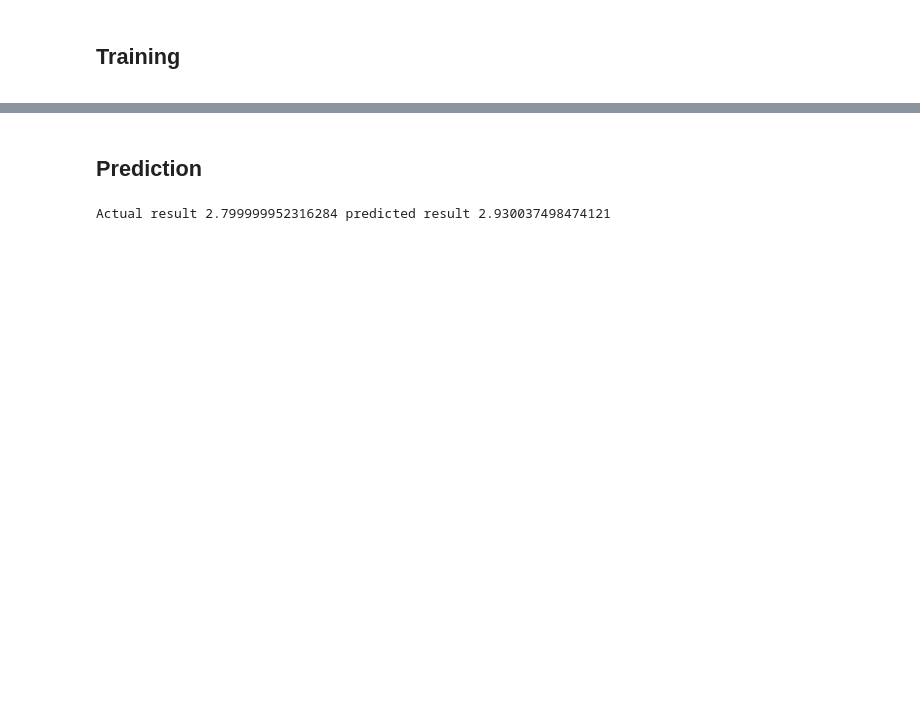
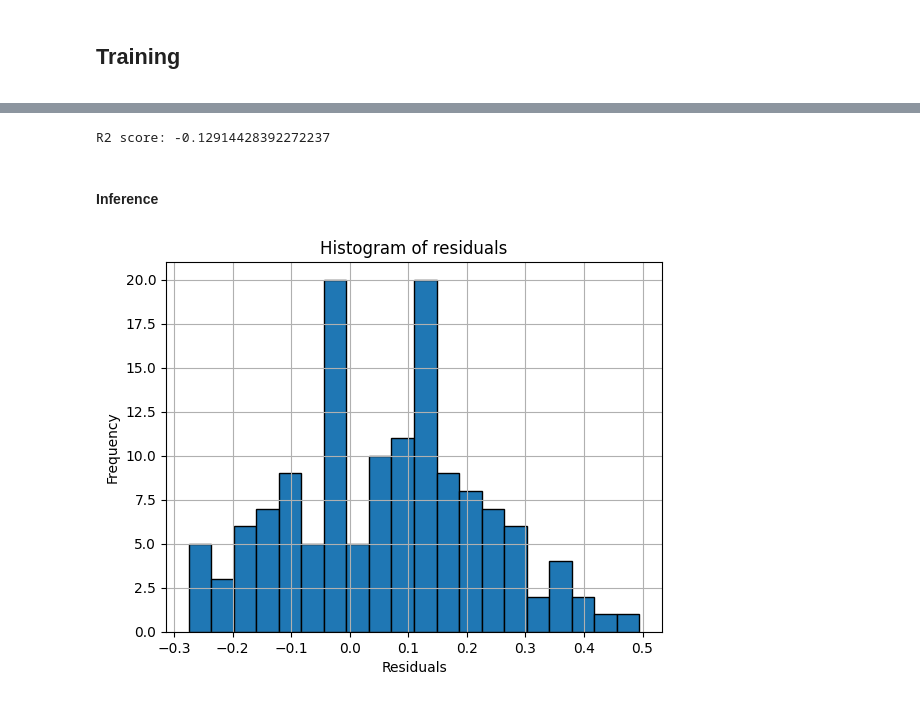
Before and after one commit to francescoperagine/UAV_ViT, a Jupyter notebook: main.ipynb, the cells around one changed output, grey strips where cells are left out. Saved outputs shown, nothing was run; the diff lists cells and outputs as text; code cells hidden in the pictures; blank space fills up the shorter version.

```diff
--- a/main.ipynb
+++ b/main.ipynb
@@ -280,0 +314,6 @@ mlflow.log_params({"model": modelName, "weights": weights})
+# %%
+# Criterion, preliminary optimizer, vargs
+
+criterion = LogCoshError()
+optimizer = AdamW(backbone.parameters(), lr=learning_rate, weight_decay=WEIGHT_DECAY)
+vargs = setup_vargs()
@@ -309,0 +442,5 @@ INFO:lightning.pytorch.utilities.rank_zero:HPU available: False, using: 0 HPUs
+# %%
+# Callbacks
+
+checkpoint_cb = ModelCheckpoint(dirpath=CHECKPOINT_PATH, save_top_k=1, monitor="val_loss", mode="min", filename="uav_vit-{epoch:02d}-{val_loss:.3f}")
+earlyStopping_cb = EarlyStopping(monitor="val_loss", patience=ES_PATIENCE, stopping_threshold=ES_STOPPING_THRESHOLD, divergence_threshold=ES_DIVERGENCE_THRESHOLD, mode="min")
@@ -337 +681,5 @@ INFO:lightning.pytorch.utilities.rank_zero:`Trainer.fit` stopped: `max_epochs=10
+# %%
+# Load best model
+
+model = UAV_vit.load_from_checkpoint(checkpoint_cb.best_model_path, backbone=backbone, criterion=criterion, optimizer=optimizer, labels=labels_norm, **vargs)
 # %%
@@ -363,2 +712,20 @@ logging.getLogger("mlflow").setLevel(logging.DEBUG)
+# %%
+# Extract test results
+
+outputs = model.test_output
+test_loss = model.test_loss
+test_label_mean = model.test_label_mean
+labels_test_norm = [x[1] for x in test_set]
+# residuals = labels_test_norm - outputs
+residuals = []
+for lab, out in zip(labels_test_norm, outputs):
+    residuals.append(lab - out)
+# %%
+# R2 score
+
+r2 = r2_score(labels_test_norm, outputs)
+print(f"R2 score: {r2}")
+# %% [output]
+R2 score: -0.12914428392272237
 # %% [markdown]
-## Prediction
+#### Inference
@@ -371,7 +732,10 @@ logging.getLogger("mlflow").setLevel(logging.DEBUG)
-# %%
-img = curr_dataset["dataset"][0][0]
-predicted = model(img.unsqueeze(0)).item()
-
-print(f"Actual result {curr_dataset['dataset'][0][1]} predicted result {predicted}")
-# %% [output]
-Actual result 2.799999952316284 predicted result 2.930037498474121
+# %%
+# Residuals' histogram plot
+
+plt.hist(residuals, bins=20, edgecolor='k')  # Il parametro 'bins' determina il numero di barre nell'istogramma.
+plt.title('Histogram of residuals')
+plt.xlabel('Residuals')
+plt.ylabel('Frequency')
+plt.grid(True)
+# %% [output]
+[figure, added]
```
Also changed, not shown: parts of 65 cells of this notebook, 13 other files.
